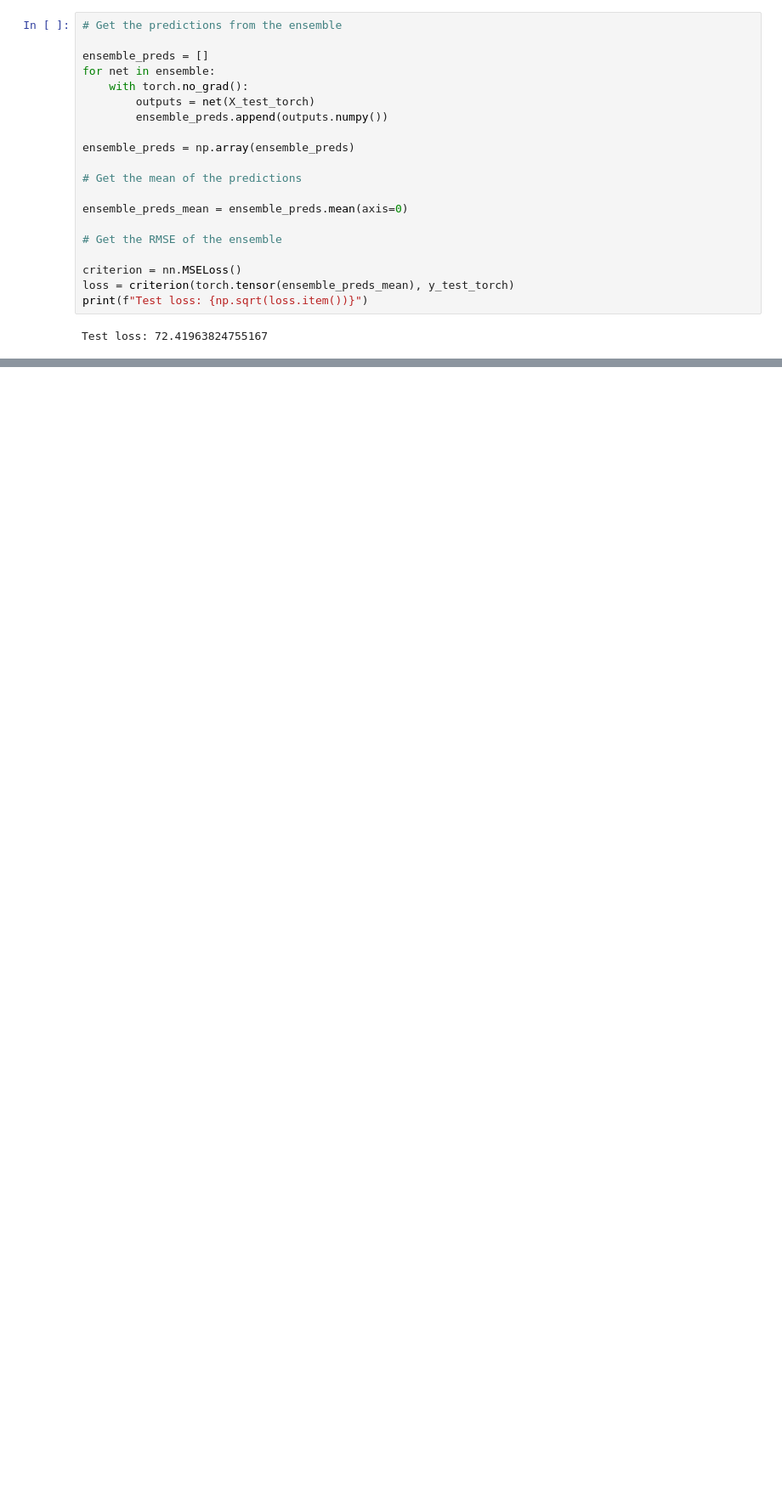
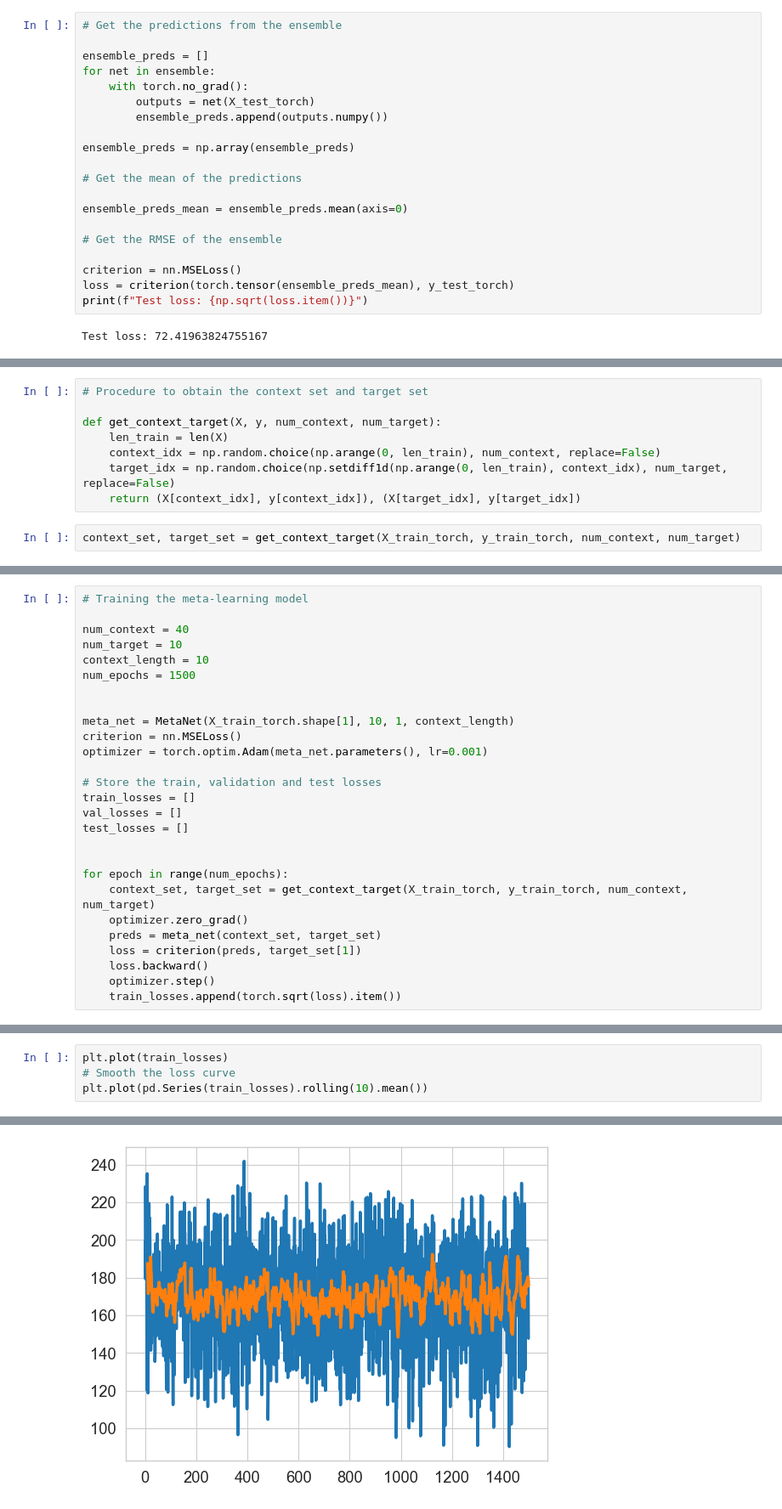
Before and after one commit to patel-zeel/nbblog, a Jupyter notebook: posts/nas.ipynb, the cells around one changed output, grey strips where cells are left out. Shown: that part at 85% size. Drawn from its saved outputs; the diff is of its cells as text; blank space fills up the shorter version.

```diff
--- a/posts/nas.ipynb
+++ b/posts/nas.ipynb
@@ -590,0 +880,10 @@ Test loss: 72.41963824755167
+# %%
+# Procedure to obtain the context set and target set
+
+def get_context_target(X, y, num_context, num_target):
+    len_train = len(X)
+    context_idx = np.random.choice(np.arange(0, len_train), num_context, replace=False)
+    target_idx = np.random.choice(np.setdiff1d(np.arange(0, len_train), context_idx), num_target, replace=False)
+    return (X[context_idx], y[context_idx]), (X[target_idx], y[target_idx])
+# %%
+context_set, target_set = get_context_target(X_train_torch, y_train_torch, num_context, num_target)
@@ -590,0 +904,27 @@ Test loss: 72.41963824755167
+# %%
+# Training the meta-learning model
+
+num_context = 40
+num_target = 10
+context_length = 10
+num_epochs = 1500
+
+
+meta_net = MetaNet(X_train_torch.shape[1], 10, 1, context_length)
+criterion = nn.MSELoss()
+optimizer = torch.optim.Adam(meta_net.parameters(), lr=0.001)
+
+# Store the train, validation and test losses
+train_losses = []
+val_losses = []
+test_losses = []
+
+
+for epoch in range(num_epochs):
+    context_set, target_set = get_context_target(X_train_torch, y_train_torch, num_context, num_target)
+    optimizer.zero_grad()
+    preds = meta_net(context_set, target_set)
+    loss = criterion(preds, target_set[1])
+    loss.backward()
+    optimizer.step()
+    train_losses.append(torch.sqrt(loss).item())
@@ -590,0 +933,5 @@ Test loss: 72.41963824755167
+# %%
+plt.plot(train_losses)
+# Smooth the loss curve
+plt.plot(pd.Series(train_losses).rolling(10).mean())
+# %% [output]
@@ -590,0 +939 @@ Test loss: 72.41963824755167
+[figure, added]
```
Also changed, not shown: parts of 24 cells of this notebook.
